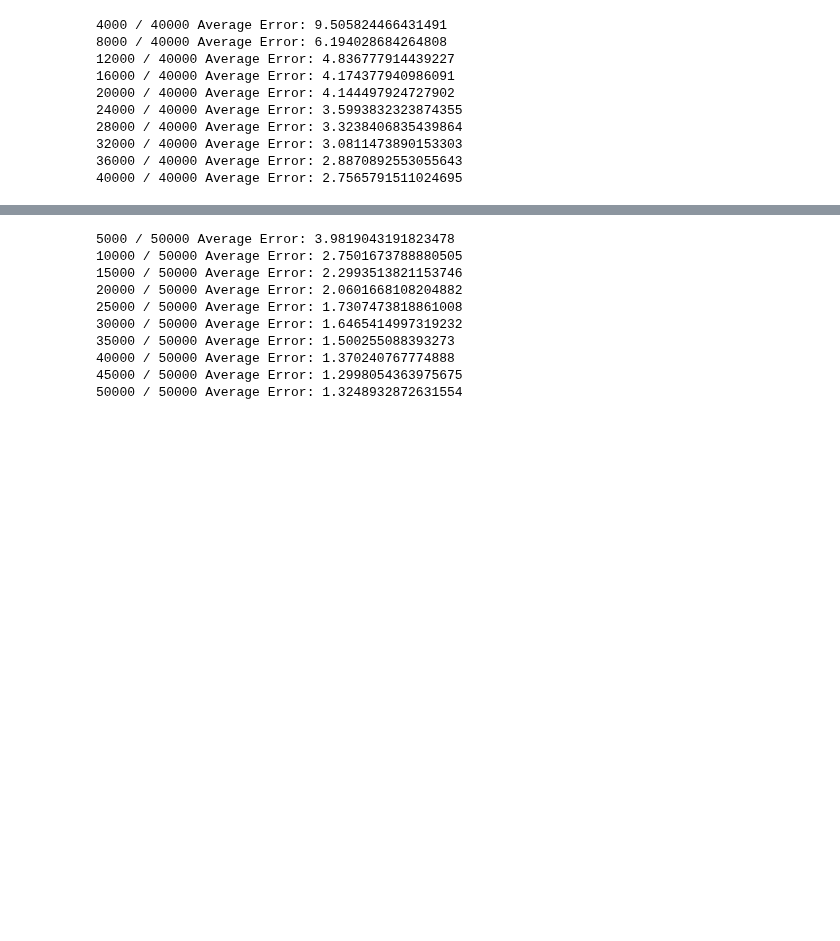
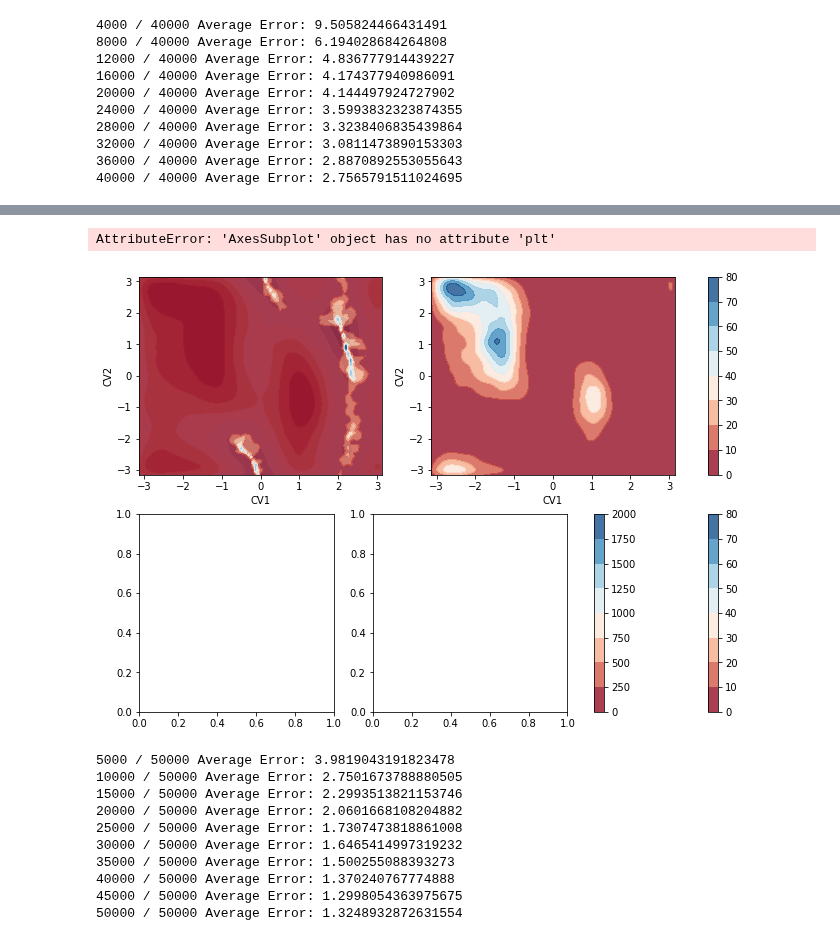
Before and after one commit to mme-ucl/MFI, a Jupyter notebook: MFI_notebook.ipynb, the cells around one changed output, grey strips where cells are left out. Cells and saved outputs as stored; diff of their text form; code cells hidden in the pictures; blank space fills up the shorter version.

Commit message:
Added graphic recap / error map / average convergence function

```diff
--- a/MFI_notebook.ipynb
+++ b/MFI_notebook.ipynb
@@ -77,3 +35,9 @@ plt.show()
+# %%
+
+MFI.plot_recap_2D(X, Y, FES, Ftot_den, ofe_map, ofe_history)
+# %% [output]
+AttributeError: 'AxesSubplot' object has no attribute 'plt'
+[figure, added]
 # %%
 #Read the HILLS file
 HILLS=MFI.load_HILLS_2D(hills_name="HILLS_potential")
```
Also changed, not shown: parts of 2 cells of this notebook, 1 other file.
